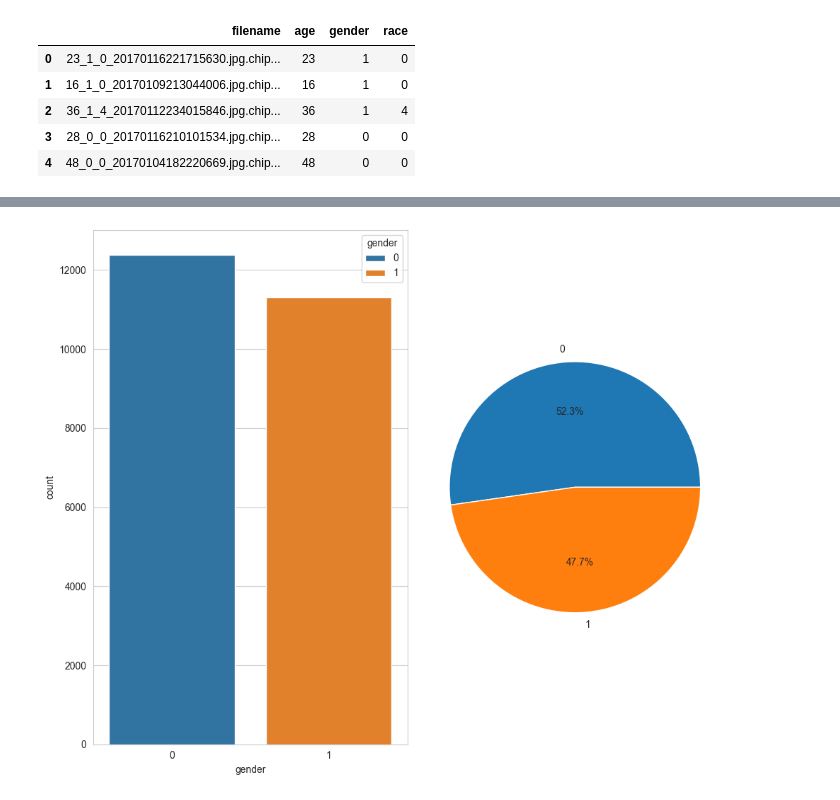
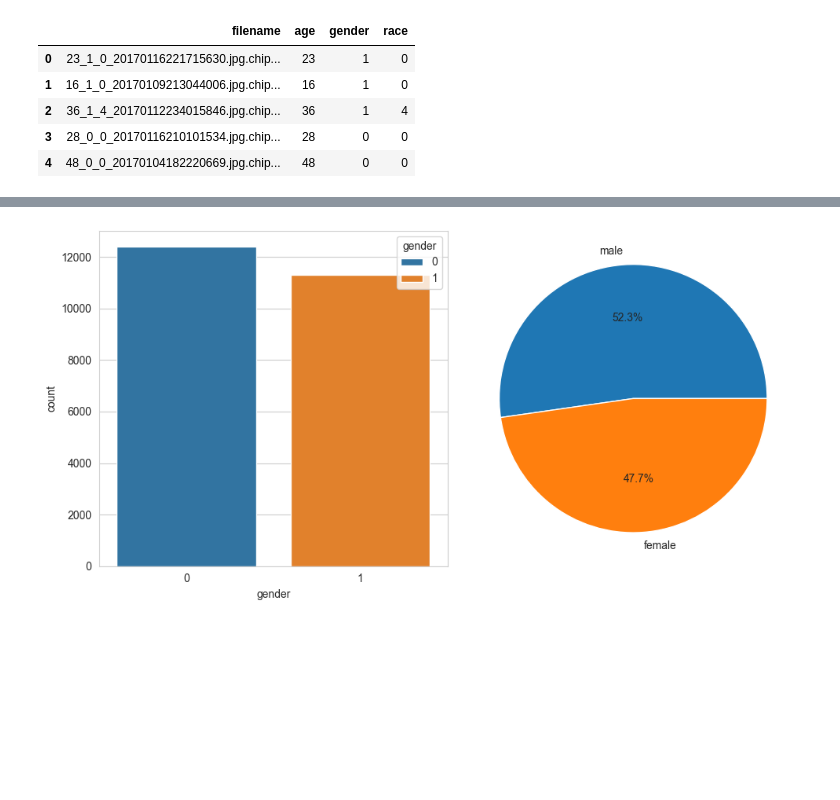
Before and after one commit to cqberg/project-null, a Jupyter notebook: eda.ipynb, the cells around one changed output, grey strips where cells are left out. Cells and saved outputs as stored; diff of their text form; code cells hidden in the pictures; blank space fills up the shorter version.

```diff
--- a/eda.ipynb
+++ b/eda.ipynb
@@ -46,10 +46,11 @@ plt.show()
 # %%
-fig, ax = plt.subplots(1, 2, figsize=(10, 8))
 gender_count = df["gender"].value_counts()
+
+fig, ax = plt.subplots(1, 2, figsize=(10, 5))
 sns.countplot(df, x="gender", hue="gender", ax=ax[0])
-ax[1].pie(gender_count, labels=gender_count.index, autopct="%1.1f%%")
+ax[1].pie(gender_count, labels=["male", "female"], autopct="%1.1f%%")
 plt.tight_layout()
 plt.show()
 # %% [output]
-[figure, old version]
+[figure, new version]
 # %%
```
Also changed, not shown: parts of 4 cells of this notebook, 3 other files.
